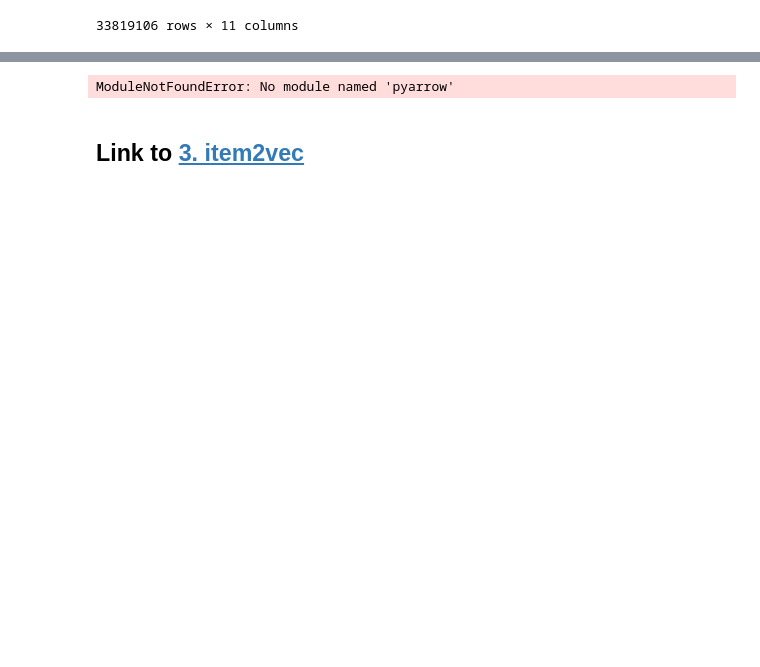
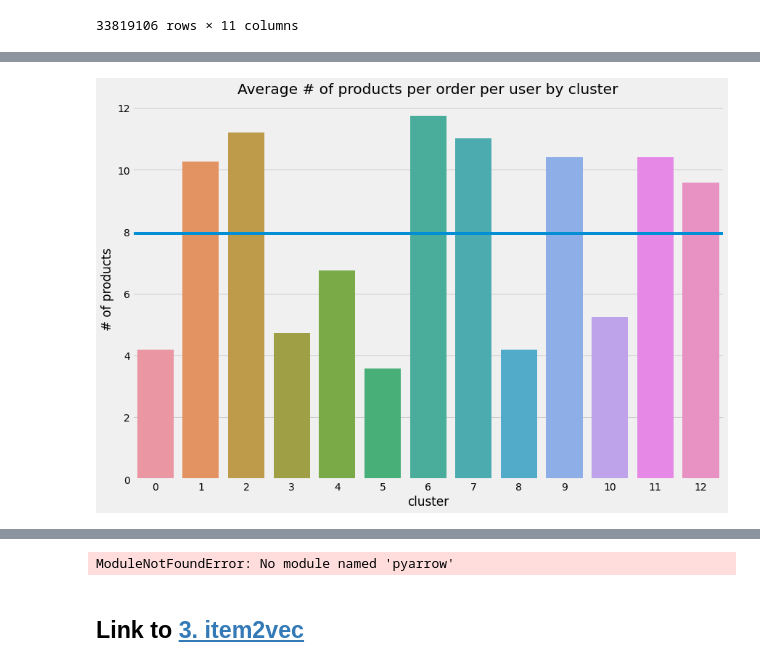
Before and after one commit to lmo272/instacart-product-recommender, a Jupyter notebook: 2_Clustering/2_clustering.ipynb, the cells around one changed output, grey strips where cells are left out. Cells and saved outputs as stored; diff of their text form; code cells hidden in the pictures; blank space fills up the shorter version.

```diff
--- a/2_Clustering/2_clustering.ipynb
+++ b/2_Clustering/2_clustering.ipynb
@@ -304,0 +361,2 @@ all_orders_cluster
+# %%
+avg_num_prod_per_order_by_cluster = all_orders_cluster.groupby(["cluster","order_id"]).count()["product_id"].groupby("cluster").mean()
@@ -304,0 +381,8 @@ all_orders_cluster
+# %%
+plt.figure(figsize=(13,9))
+sns.barplot(x=avg_num_prod_per_order_by_cluster.index, y=avg_num_prod_per_order_by_cluster.values).axhline(np.mean(avg_num_prod_per_order_by_cluster))
+plt.title("Average # of products per order per user by cluster")
+plt.ylabel("# of products")
+plt.show()
+# %% [output]
+[figure, added]
```
Also changed, not shown: parts of 27 cells of this notebook.
